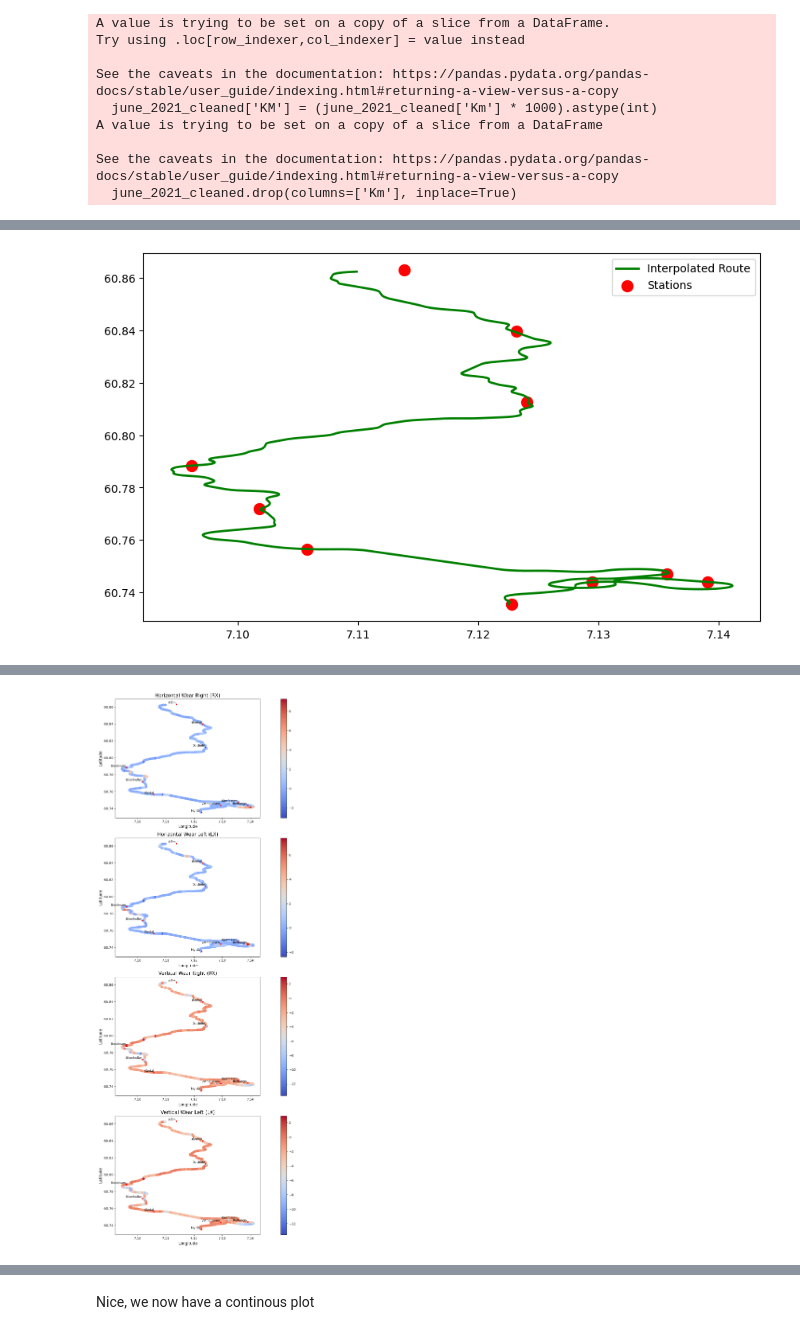
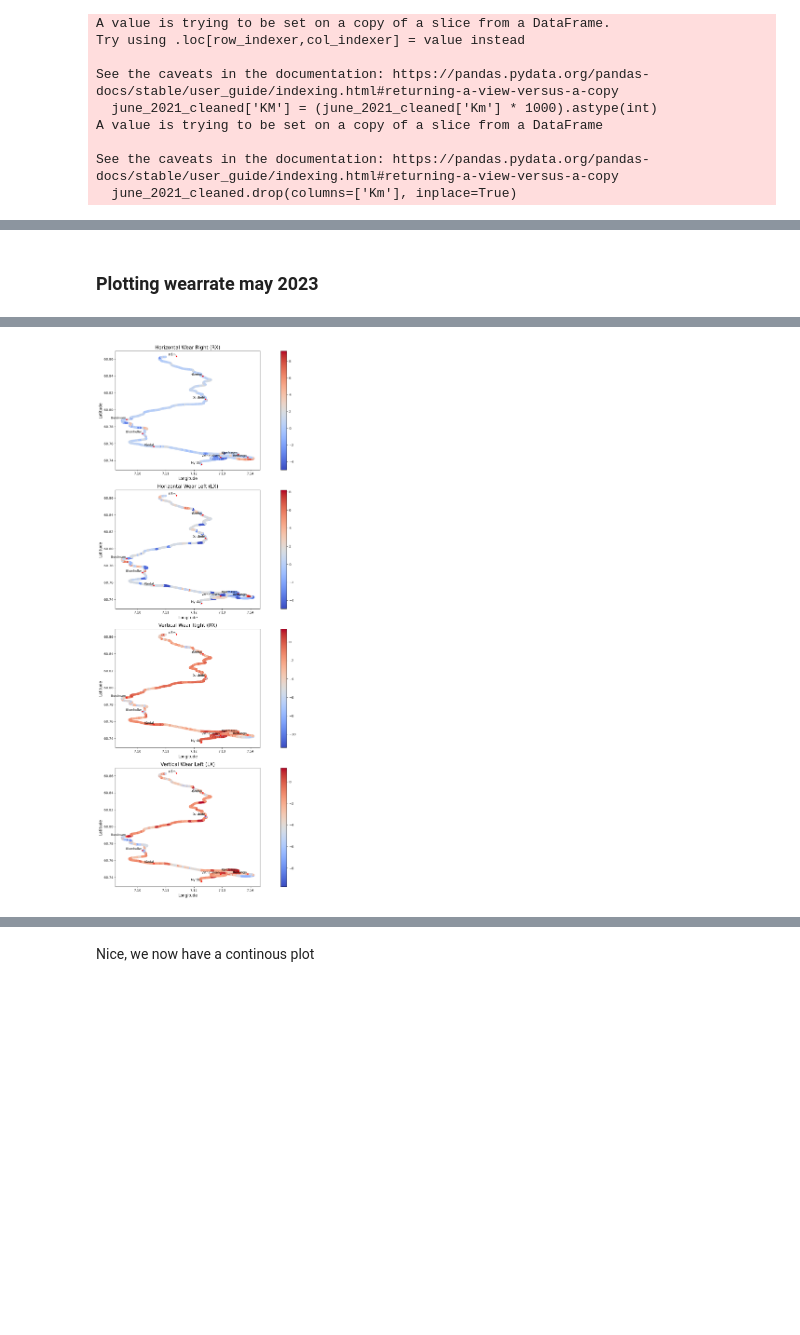
Before and after one commit to samisayeed/Prosjektoppgave_Railway, a Jupyter notebook: dataanalyse.ipynb, the cells around one changed output, grey strips where cells are left out. Cells and saved outputs as stored; diff of their text form; code cells hidden in the pictures; blank space fills up the shorter version.

Commit message:
Lagt inn endringer i filen dataanalyse.ipynb og lagt til 4 nye filer i Data/datasheets_cleaned.

```diff
--- a/dataanalyse.ipynb
+++ b/dataanalyse.ipynb
@@ -327,68 +577,54 @@ print(sept_2021_cleaned.isna().sum())
+# %% [markdown]
+### Plotting wearrate may 2023
 # %%
 
-map_data = pd.read_csv('Data/datasheets_cleaned/2021_06_03.csv')
+map_data = pd.read_csv('Data/datasheets_cleaned/2023_05_11.csv')
 # Check for any remaining missing wear data
-print(map_data[['RX_HorizontalWearConsumption', 'LX_HorizontalWearConsumption', 'RX_VerticalWear', 'LX_VerticalWear', 'latitude', 'longitude']].isna().sum())
+print(map_data[['RX_HorizontalWearConsumption', 'LX_HorizontalWearConsumption', 'RX_VerticalWear', 'LX_VerticalWear', 'Latitude', 'Longitude']].isna().sum())
 
 map_data = map_data.sort_values(by='KM')
 
 
+print(map_data[['RX_HorizontalWearConsumption', 'LX_HorizontalWearConsumption', 'RX_VerticalWear', 'LX_VerticalWear']].max())
+print(map_data[['RX_HorizontalWearConsumption', 'LX_HorizontalWearConsumption', 'RX_VerticalWear', 'LX_VerticalWear']].min())
 
-# Sjekk plottet kun med interpolerte verdier for å bekrefte kontinuitet
-plt.figure(figsize=(10, 6))
-plt.plot(map_data['longitude'], map_data['latitude'], label="Interpolated Route", color='green', linewidth=2)
-plt.scatter(df_stations['Longitude'], df_stations['Latitude'], color='red', label='Stations', s=100)
-plt.legend()
-plt.show()
 
 
 print(map_data[['RX_HorizontalWearConsumption', 'LX_HorizontalWearConsumption', 'RX_VerticalWear', 'LX_VerticalWear']].isna().sum())
 
 # Create a GeoDataFrame for the slitasjedata
-geometry = [Point(xy) for xy in zip(map_data['longitude'], map_data['latitude'])]
+geometry = [Point(xy) for xy in zip(map_data['Longitude'], map_data['Latitude'])]
 gdf = gpd.GeoDataFrame(map_data, geometry=geometry)
 
-# Increase figure size for each plot to make them easier to read and stretch the longitude axis
-fig, ax = plt.subplots(4, 1, figsize=(18, 24))  # Increased width to stretch the x-axis
+def plot_wear_metrics(gdf, stations_gdf, aspect_ratio=0.3):
+    # Increase figure size for readability
+    fig, ax = plt.subplots(4, 1, figsize=(18, 24))
 
-aspect_ratio = 0.3  # Aspect ratio for the plots
+    metrics = [
+        ('RX_HorizontalWearConsumption', 'Horizontal Wear Right (RX)'),
+        ('LX_HorizontalWearConsumption', 'Horizontal Wear Left (LX)'),
+        ('RX_VerticalWear', 'Vertical Wear Right (RX)'),
+        ('LX_VerticalWear', 'Vertical Wear Left (LX)')
+    ]
 
-# Horizontal Wear Right (RX)
-gdf.plot(column='RX_HorizontalWearConsumption', cmap='coolwarm', legend=True, ax=ax[0])
-ax[0].set_title('Horizontal Wear Right (RX)', fontsize=15)
-ax[0].set_xlabel('Longitude', fontsize=12)
-ax[0].set_ylabel('Latitude', fontsize=12)
-ax[0].set_aspect(aspect=aspect_ratio)  # Auto-adjust aspect ratio
+    for i, (column, title) in enumerate(metrics):
+        gdf.plot(column=column, cmap='coolwarm', legend=True, ax=ax[i])
+        ax[i].set_title(title, fontsize=15)
+        ax[i].set_xlabel('Longitude', fontsize=12)
+        ax[i].set_ylabel('Latitude', fontsize=12)
+        ax[i].set_aspect(aspect_ratio)
 
-# Horizontal Wear Left (LX)
-gdf.plot(column='LX_HorizontalWearConsumption', cmap='coolwarm', legend=True, ax=ax[1])
-ax[1].set_title('Horizontal Wear Left (LX)', fontsize=15)
-ax[1].set_xlabel('Longitude', fontsize=12)
-ax[1].set_ylabel('Latitude', fontsize=12)
-ax[1].set_aspect(aspect=aspect_ratio)  # Auto-adjust aspect ratio
+        # Overlay stations
+        ax[i].scatter(stations_gdf['Longitude'], stations_gdf['Latitude'], color='red', label='Stations', s=10)
+        for _, station in stations_gdf.iterrows():
+            ax[i].text(station['Longitude'], station['Latitude'], station['Stasjoner'], fontsize=9,
+                       verticalalignment='bottom', horizontalalignment='right')
 
-# Vertical Wear Right (RX)
-gdf.plot(column='RX_VerticalWear', cmap='coolwarm', legend=True, ax=ax[2])
-ax[2].set_title('Vertical Wear Right (RX)', fontsize=15)
-ax[2].set_xlabel('Longitude', fontsize=12)
-ax[2].set_ylabel('Latitude', fontsize=12)
-ax[2].set_aspect(aspect=aspect_ratio)  # Auto-adjust aspect ratio
+    plt.tight_layout()
+    plt.show()
 
-# Vertical Wear Left (LX)
-gdf.plot(column='LX_VerticalWear', cmap='coolwarm', legend=True, ax=ax[3])
-ax[3].set_title('Vertical Wear Left (LX)', fontsize=15)
-ax[3].set_xlabel('Longitude', fontsize=12)
-ax[3].set_ylabel('Latitude', fontsize=12)
-ax[3].set_aspect(aspect=aspect_ratio)  # Auto-adjust aspect ratio
-
-#Scatter plot for stations on each axis
-for a in ax:
-    a.scatter(df_stations['Longitude'], df_stations['Latitude'], color='red', label='Stations', s=10)
-    for i, station in df_stations.iterrows():
-        a.text(station['Longitude'], station['Latitude'], station['Stasjoner'], fontsize=9, verticalalignment='bottom', horizontalalignment='right')
-
-plt.tight_layout()
-plt.show()
+# Call the function
+plot_wear_metrics(gdf, df_stations_clean)
 # %% [output]
 RX_HorizontalWearConsumption    0
 LX_HorizontalWearConsumption    0
@@ -400 +646 @@ dtype: int64
-[figure, old version]
+[figure, new version]
@@ -406 +646,0 @@ dtype: int64
-[figure, removed]
```
Also changed, not shown: parts of 23 cells of this notebook, 4 other files.
